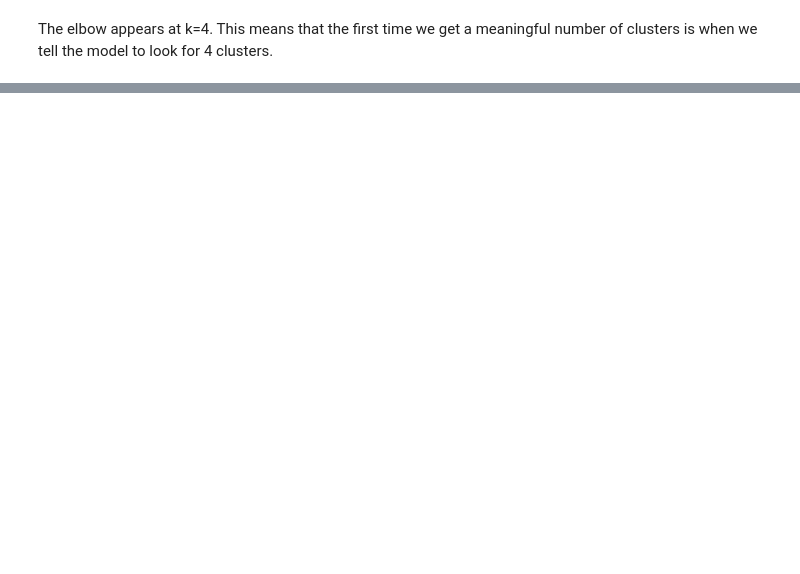
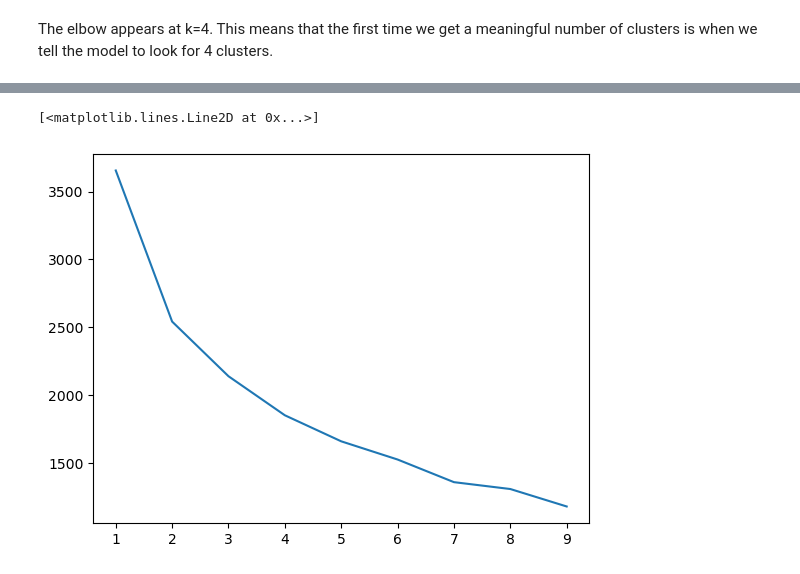
Before and after one commit to jessetjohnson17/clustering-intro, a Jupyter notebook: notebook.ipynb, the cells around one changed output, grey strips where cells are left out. Saved outputs shown, nothing was run; the diff lists cells and outputs as text; code cells hidden in the pictures; blank space fills up the shorter version.

```diff
--- a/notebook.ipynb
+++ b/notebook.ipynb
@@ -97,0 +104,11 @@ The elbow appears at k=4. This means that the first time we get a meaningful num
+# %%
+silhouette = []
+
+for k in range(1,10):
+    kmscaled = KMeans(n_clusters=k)
+    km_scaled.fit(X_scaled)
+    silhouette.append(silhouette_score(X_scaled, km_scaled.labels_))
+
+silhouette_df = pd.DataFrame(silhouette)
+
+silhouette_df
@@ -97,0 +159,3 @@ The elbow appears at k=4. This means that the first time we get a meaningful num
+# %%
+bike_df = pd.read_csv("bike.csv")
+bike_df.head()
@@ -97,0 +169,18 @@ The elbow appears at k=4. This means that the first time we get a meaningful num
+# %%
+ss = StandardScaler()
+X = bike_df[['temp', 'hum', 'windspeed', 'casual', 'registered']]
+X_scaled = ss.fit_transform(X)
+
+km_scaled = KMeans(n_clusters=3)
+bike_df['cluster_scaled'] = km_scaled.fit_predict(X_scaled)
+# %%
+inertia = []
+for k in range(1,10):
+    km_scaled = KMeans(n_clusters=k)
+    km_scaled.fit(X_scaled)
+    inertia.append(km_scaled.inertia_)
+
+plt.plot(range(1,10), inertia)
+# %% [output]
+[<matplotlib.lines.Line2D at 0x...>]
+[figure, added]
```
Also changed, not shown: parts of 21 cells of this notebook, 1 other file.
